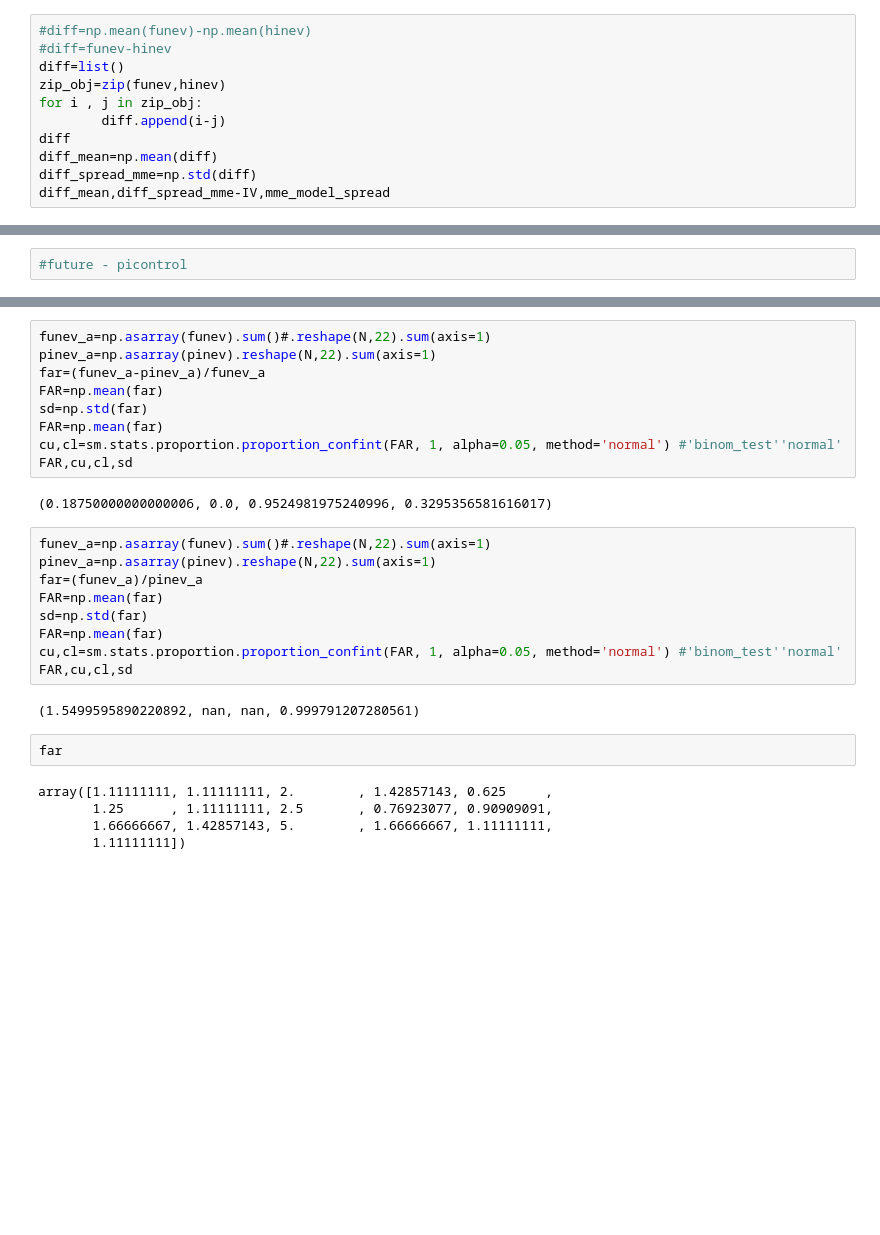
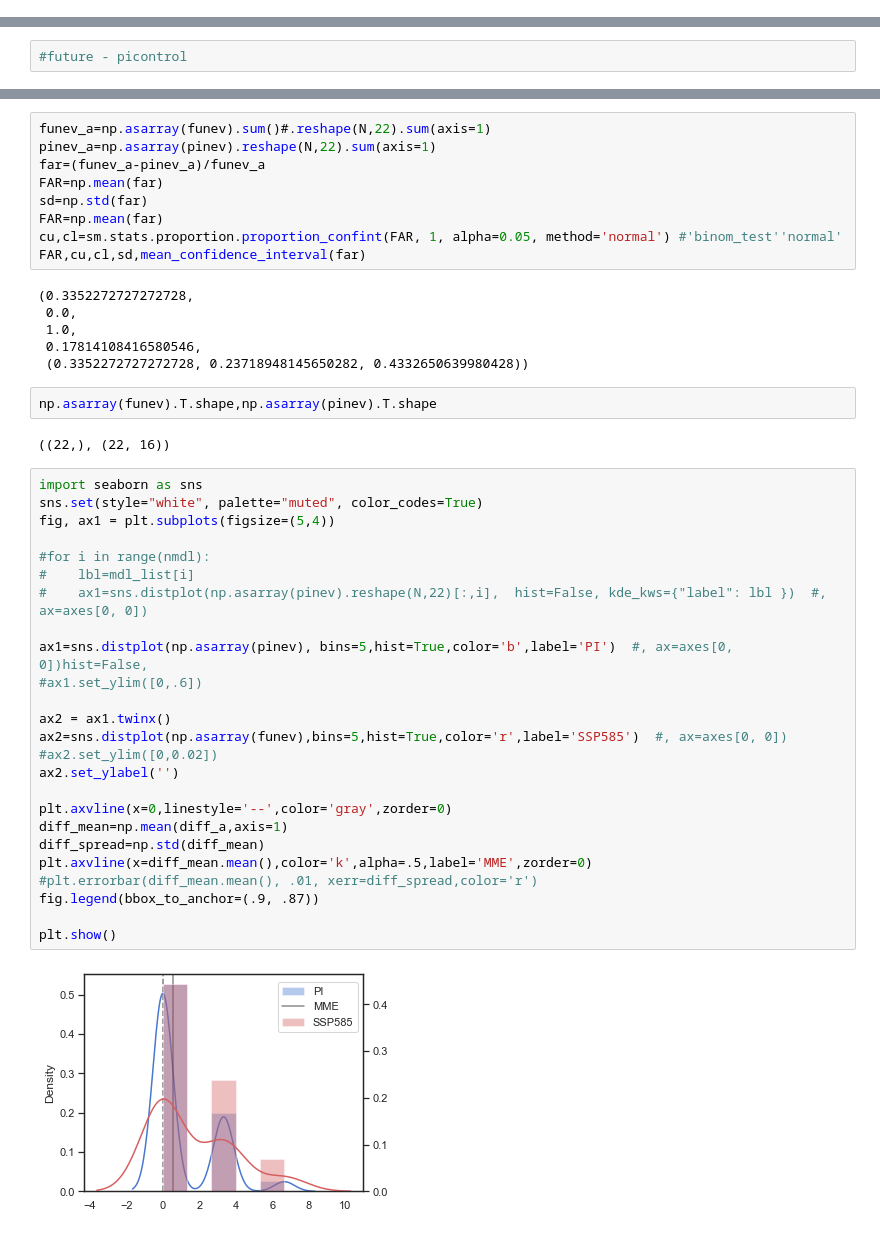
Before and after one commit to marisolgr/WestCoast_Climate_Stressors, a Jupyter notebook: Drought&MHW/detrend+moving baseline.ipynb, the cells around one changed output, grey strips where cells are left out. Saved outputs shown, nothing was run; the diff lists cells and outputs as text; blank space fills up the shorter version.

```diff
--- a/Drought&MHW/detrend+moving baseline.ipynb
+++ b/Drought&MHW/detrend+moving baseline.ipynb
@@ -503,11 +458,0 @@ diff
-# %%
-#diff=np.mean(funev)-np.mean(hinev)
-#diff=funev-hinev
-diff=list()
-zip_obj=zip(funev,hinev)
-for i , j in zip_obj:
-        diff.append(i-j)
-diff
-diff_mean=np.mean(diff)
-diff_spread_mme=np.std(diff)
-diff_mean,diff_spread_mme-IV,mme_model_spread
@@ -550,24 +508,41 @@ FAR=np.mean(far)
 sd=np.std(far)
 FAR=np.mean(far)
 cu,cl=sm.stats.proportion.proportion_confint(FAR, 1, alpha=0.05, method='normal') #'binom_test''normal'
-FAR,cu,cl,sd
+FAR,cu,cl,sd,mean_confidence_interval(far)
 # %% [output]
-(0.18750000000000006, 0.0, 0.9524981975240996, 0.3295356581616017)
+(0.3352272727272728,
+ 0.0,
+ 1.0,
+ 0.17814108416580546,
+ (0.3352272727272728, 0.23718948145650282, 0.4332650639980428))
-# %%
-funev_a=np.asarray(funev).sum()#.reshape(N,22).sum(axis=1)
-pinev_a=np.asarray(pinev).reshape(N,22).sum(axis=1)
-far=(funev_a)/pinev_a
-FAR=np.mean(far)
-sd=np.std(far)
-FAR=np.mean(far)
-cu,cl=sm.stats.proportion.proportion_confint(FAR, 1, alpha=0.05, method='normal') #'binom_test''normal'
-FAR,cu,cl,sd
-# %% [output]
-(1.5499595890220892, nan, nan, 0.999791207280561)
-# %%
-far
-# %% [output]
-array([1.11111111, 1.11111111, 2.        , 1.42857143, 0.625     ,
-       1.25      , 1.11111111, 2.5       , 0.76923077, 0.90909091,
-       1.66666667, 1.42857143, 5.        , 1.66666667, 1.11111111,
-       1.11111111])
+# %%
+np.asarray(funev).T.shape,np.asarray(pinev).T.shape
+# %% [output]
+((22,), (22, 16))
+# %%
+import seaborn as sns
+sns.set(style="white", palette="muted", color_codes=True)
+fig, ax1 = plt.subplots(figsize=(5,4))
+
+#for i in range(nmdl):
+#    lbl=mdl_list[i]
+#    ax1=sns.distplot(np.asarray(pinev).reshape(N,22)[:,i],  hist=False, kde_kws={"label": lbl })  #, ax=axes[0, 0])
+
+ax1=sns.distplot(np.asarray(pinev), bins=5,hist=True,color='b',label='PI')  #, ax=axes[0, 0])hist=False,
+#ax1.set_ylim([0,.6])
+
+ax2 = ax1.twinx()
+ax2=sns.distplot(np.asarray(funev),bins=5,hist=True,color='r',label='SSP585')  #, ax=axes[0, 0])
+#ax2.set_ylim([0,0.02])
+ax2.set_ylabel('')
+
+plt.axvline(x=0,linestyle='--',color='gray',zorder=0)
+diff_mean=np.mean(diff_a,axis=1)
+diff_spread=np.std(diff_mean)
+plt.axvline(x=diff_mean.mean(),color='k',alpha=.5,label='MME',zorder=0)
+#plt.errorbar(diff_mean.mean(), .01, xerr=diff_spread,color='r')
+fig.legend(bbox_to_anchor=(.9, .87))
+
+plt.show()
+# %% [output]
+[figure, added]
```
Also changed, not shown: parts of 23 cells of this notebook, 22 other files.
